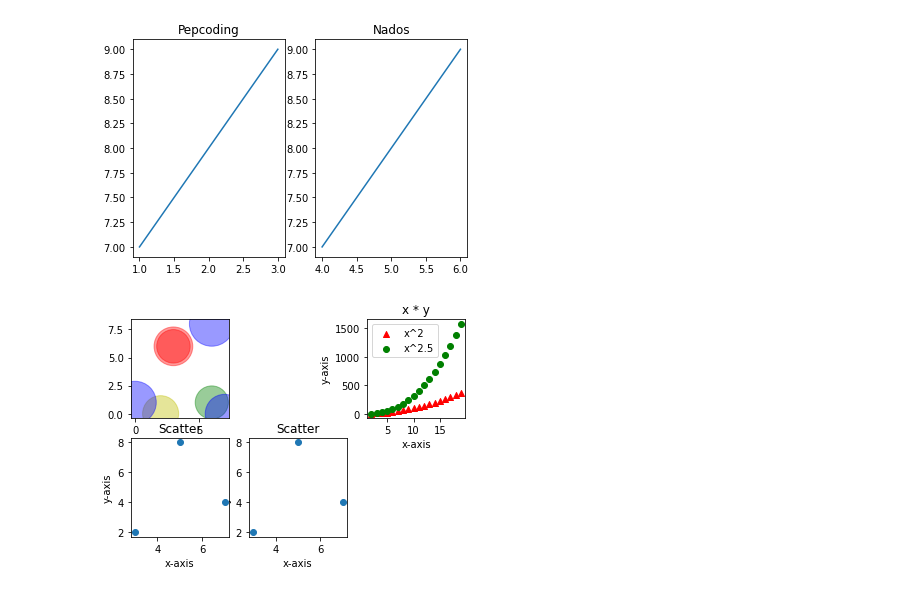
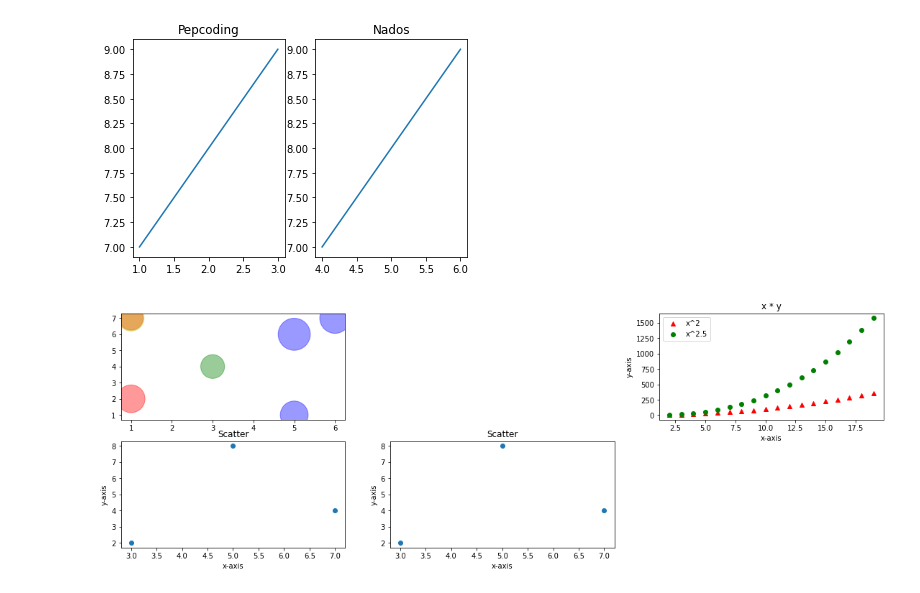
Before and after one commit to Pepcoders/Data-Science-January, a Jupyter notebook: Plotting/Plotting.ipynb, the cells around one changed output. Saved outputs shown, nothing was run; the diff lists cells and outputs as text; code cells hidden in the pictures.

Commit message:
Completed MatPlotLib

```diff
--- a/Plotting/Plotting.ipynb
+++ b/Plotting/Plotting.ipynb
@@ -103,37 +103,37 @@ plt.show()
 # %% [output]
 [figure]
 # %%
-
+plt.figure(figsize=(19, 6))
 plt.subplot(2,3, 1)
 
 x = np.round(np.random.rand(7)*7)
 y = np.round(np.random.rand(7)*9)
 
 plt.scatter(x, y, s=[1120, 1100, 1500, 1300, 1500, 1800, 2000], alpha=0.4, color = ['r', 'g', 'b', 'y', 'r', 'b', 'b'])
 
 
 plt.subplot(2,3, 3)
 x = np.arange(2, 20)
 plt.scatter(x, x**2, color = 'r', label='x^2', marker = '^')
 plt.scatter(x, x**2.5, color = 'g', label='x^2.5', marker = 'o')
 plt.xlabel('x-axis')
 plt.ylabel('y-axis')
 plt.title('x * y')
 plt.legend()
 
 plt.subplot(2,3, 5)
 plt.scatter([3, 7, 5], [2, 4, 8])
 plt.xlabel('x-axis')
 plt.ylabel('y-axis')
 plt.title('Scatter')
 
 plt.subplot(2,3, 4)
 plt.scatter([3, 7, 5], [2, 4, 8])
 plt.xlabel('x-axis')
 plt.ylabel('y-axis')
 plt.title('Scatter')
 
 
 plt.show()
 # %% [output]
-[figure, old version]
+[figure, new version]
```
Also changed, not shown: parts of 9 cells of this notebook.
